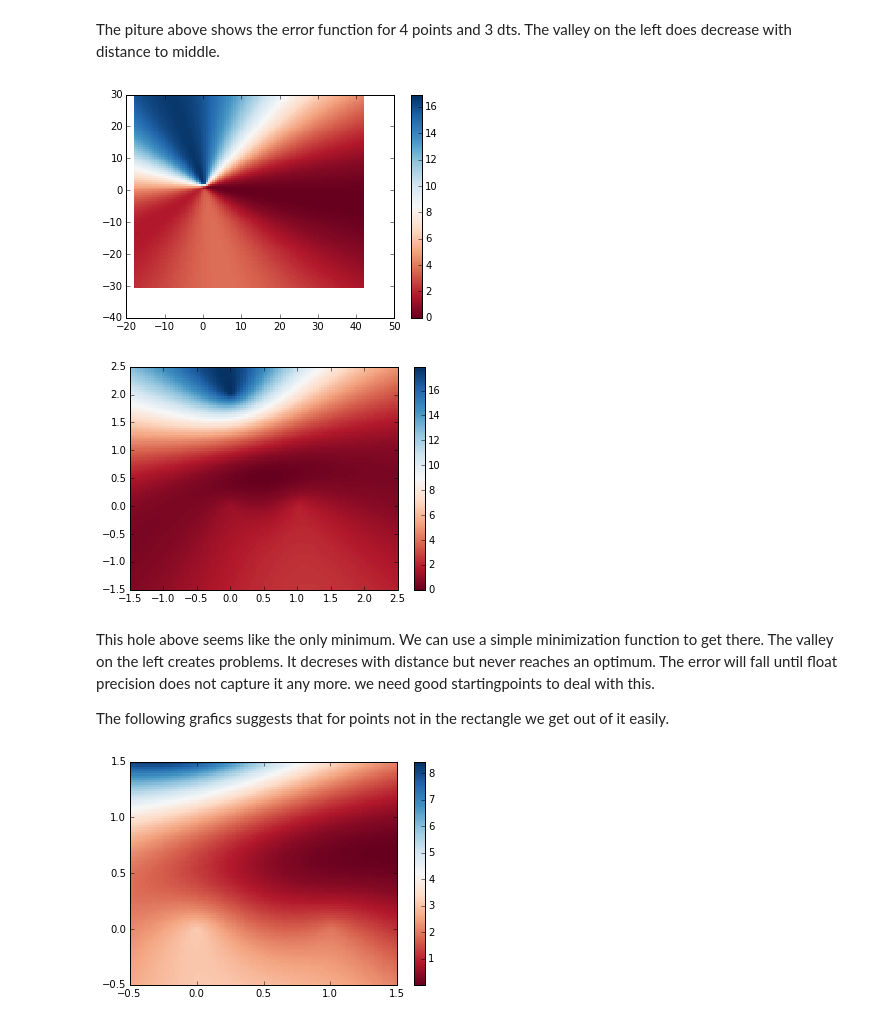
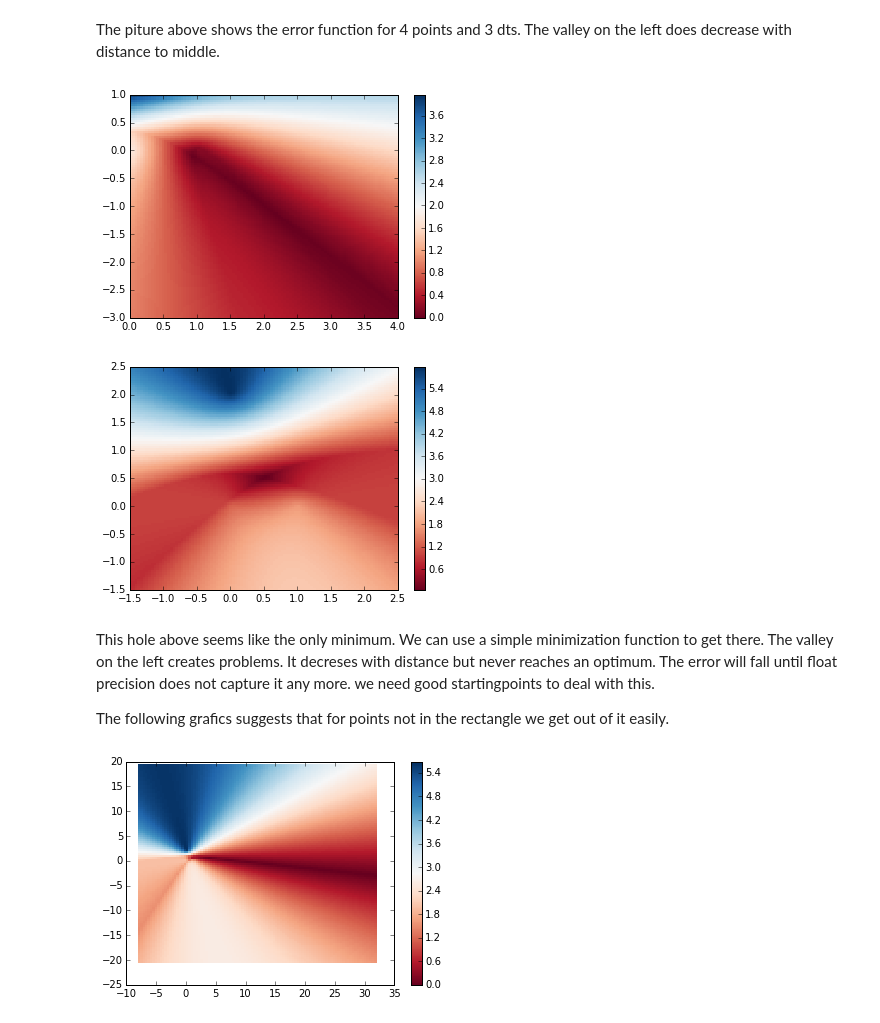
Before and after one commit to niccokunzmann/positioning_system, a Jupyter notebook: nullstellen.ipynb, the cells around one changed output. Saved outputs shown, nothing was run; the diff lists cells and outputs as text; code cells hidden in the pictures.

```diff
--- a/nullstellen.ipynb
+++ b/nullstellen.ipynb
@@ -774,10 +774,16 @@ def get_dts(x, y, Ps):
     CP = get_dt(x, y, C)
     DP = get_dt(x, y, D)
     return (BP - CP), (BP - AP), (BP - DP)
+
+def error_f(x):
+    return x * x
+
+error_f = abs
+
 use_4_points = True
 def get_error(x, y, dts, Ps):
     dts2 = get_dts(x, y, Ps)
-    return (dts2[0] - dts[0]) ** 2 + (dts2[1] - dts[1]) ** 2 + ((dts2[2] - dts[2]) ** 2) * use_4_points
+    return error_f(dts2[0] - dts[0]) + error_f(dts2[1] - dts[1]) + error_f((dts2[2] - dts[2])) * use_4_points
 
 def plot_dts(x0, y0, Ps, dim = 30, middle = None):
     dts = get_dts(x0, y0, Ps)
@@ -803,22 +809,22 @@ plot_dts(12, -.5, [(1,0), (0,2),(0,0), (1, 2) ], 30)
 The piture above shows the error function for 4 points and 3 dts. The valley on the left does decrease with distance to middle.
 # %%
 use_4_points = False
-plot_dts(12, -.5, [(1,0), (0,2),(0,0), (1, 2) ], 30)
+plot_dts(2, -1, [(1,0), (0,2),(0,0), (1, 2) ], 2)
 # %% [output]
-[figure, old version]
+[figure, new version]
 # %%
 plot_dts(0.5, 0.5, [(1,0), (0,2),(0,0), (1, 2) ],2)
 # %% [output]
-[figure, old version]
+[figure, new version]
 # %% [markdown]
 This hole above seems like the only minimum. We can use a simple minimization function to get there.
 The valley on the left creates problems. It decreses with distance but never reaches an optimum. The error will fall until float precision does not capture it any more. we need good startingpoints to deal with this.
 
 The following grafics suggests that for points not in the rectangle we get out of it easily.
 # %%
-plot_dts(12, -.5, [(1,0), (0,2),(0,0), (1, 2) ], 1, (0.5, 0.5))
+plot_dts(12, -.5, [(1,0), (0,2),(0,0), (1, 2) ], 20)
 # %% [output]
-[figure, old version]
+[figure, new version]
 # %%
 def reflect(x, x0, m):
     return [x0[i] + m * (x0[i] - x[i]) for i in range(len(x))]
```
Also changed, not shown: parts of 2 cells of this notebook, 3 other files.
